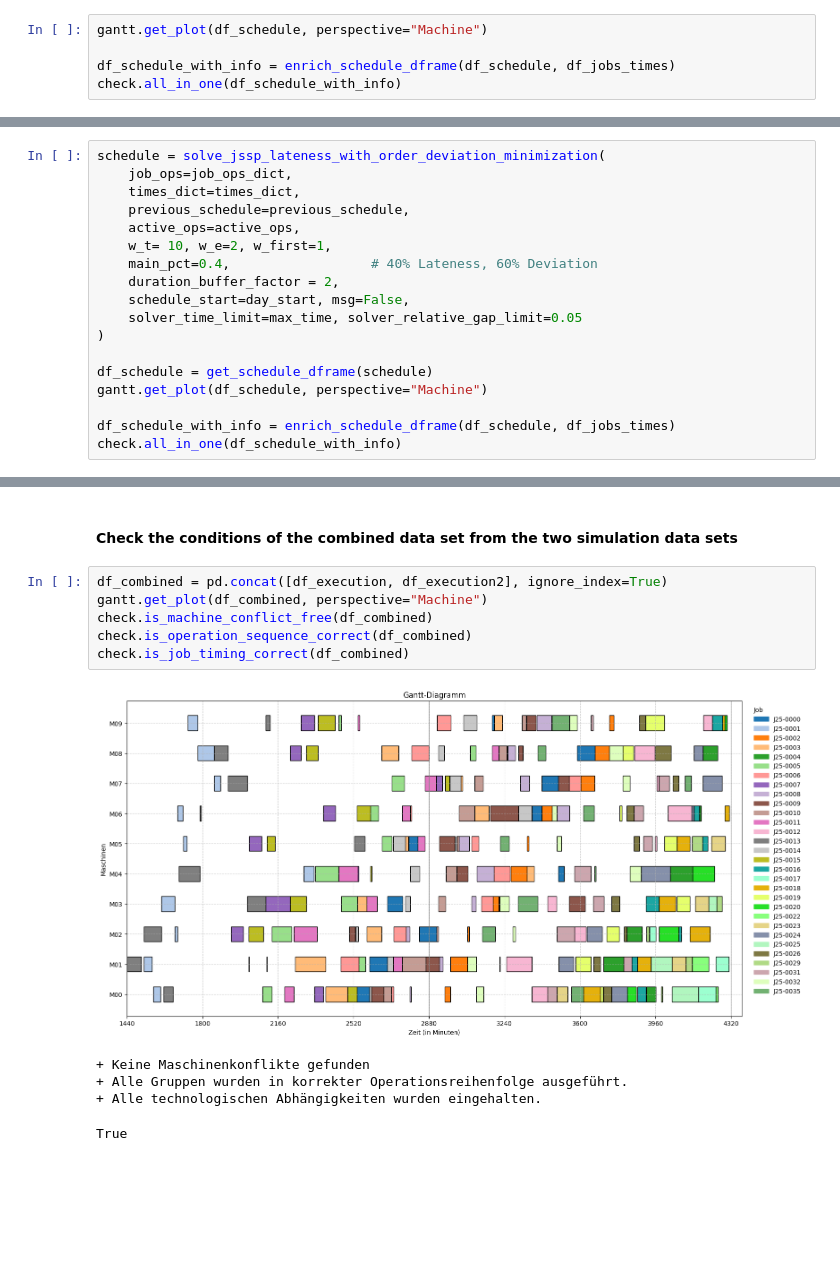
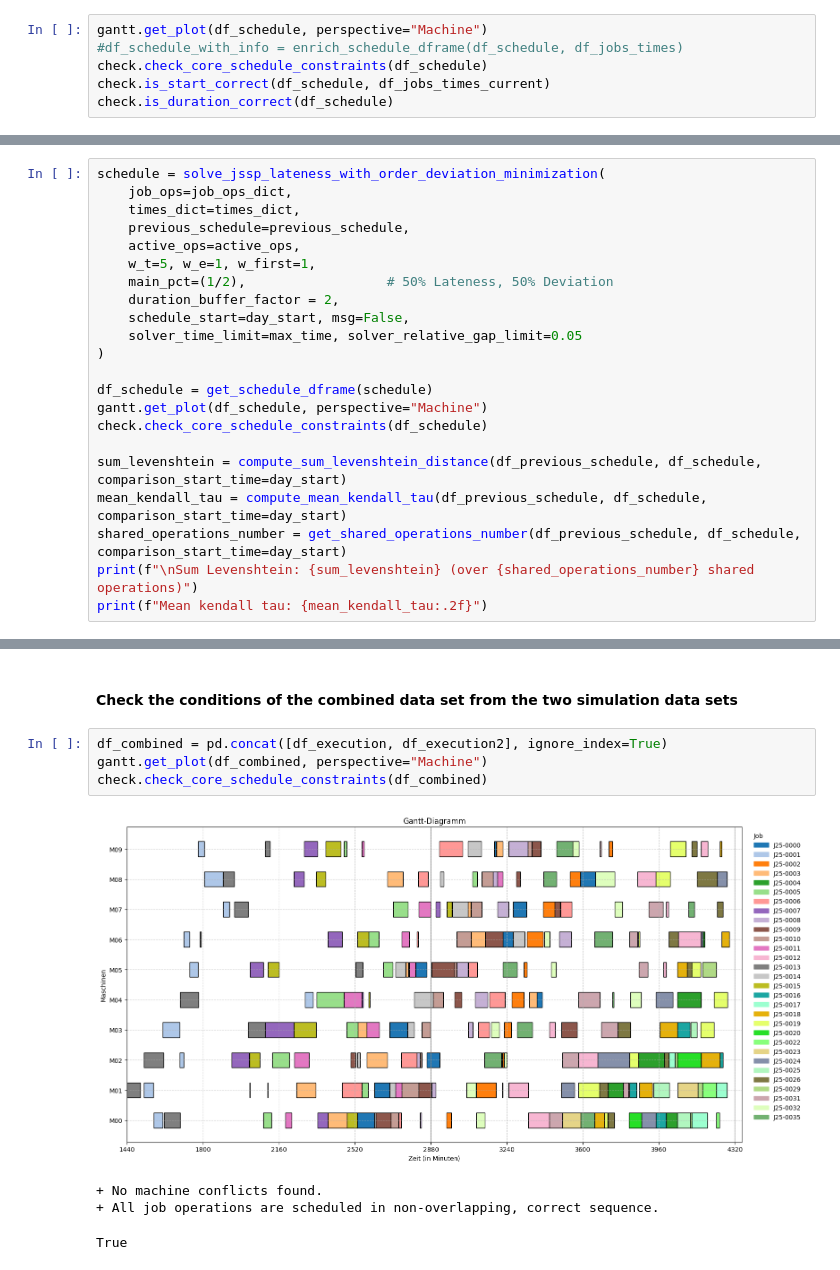
Before and after one commit to konrad-adamski/HTWD_Job-Shop_Scheduling, a Jupyter notebook: notebooks/02_Google_OR-Tools_Constraint_Programming/01_Lateness.ipynb, the cells around one changed output, grey strips where cells are left out. Saved outputs shown, nothing was run; the diff lists cells and outputs as text; blank space fills up the shorter version.

```diff
--- a/notebooks/02_Google_OR-Tools_Constraint_Programming/01_Lateness.ipynb
+++ b/notebooks/02_Google_OR-Tools_Constraint_Programming/01_Lateness.ipynb
@@ -233,8 +237,9 @@ df_schedule
 160 rows × 6 columns
 # %%
 gantt.get_plot(df_schedule, perspective="Machine")
-
-df_schedule_with_info = enrich_schedule_dframe(df_schedule, df_jobs_times)
-check.all_in_one(df_schedule_with_info)
+#df_schedule_with_info = enrich_schedule_dframe(df_schedule, df_jobs_times)
+check.check_core_schedule_constraints(df_schedule)
+check.is_start_correct(df_schedule, df_jobs_times_current)
+check.is_duration_correct(df_schedule)
 # %% [output]
 [figure]
@@ -515,8 +515,8 @@ schedule = solve_jssp_lateness_with_order_deviation_minimization(
     times_dict=times_dict,
     previous_schedule=previous_schedule,
     active_ops=active_ops,
-    w_t= 10, w_e=2, w_first=1,
-    main_pct=0.4,                  # 40% Lateness, 60% Deviation
+    w_t=5, w_e=1, w_first=1,
+    main_pct=(1/2),                  # 50% Lateness, 50% Deviation
     duration_buffer_factor = 2,
     schedule_start=day_start, msg=False,
     solver_time_limit=max_time, solver_relative_gap_limit=0.05
@@ -524,8 +524,12 @@ schedule = solve_jssp_lateness_with_order_deviation_minimization(
 
 df_schedule = get_schedule_dframe(schedule)
 gantt.get_plot(df_schedule, perspective="Machine")
+check.check_core_schedule_constraints(df_schedule)
 
-df_schedule_with_info = enrich_schedule_dframe(df_schedule, df_jobs_times)
-check.all_in_one(df_schedule_with_info)
+sum_levenshtein = compute_sum_levenshtein_distance(df_previous_schedule, df_schedule, comparison_start_time=day_start)
+mean_kendall_tau = compute_mean_kendall_tau(df_previous_schedule, df_schedule, comparison_start_time=day_start)
+shared_operations_number = get_shared_operations_number(df_previous_schedule, df_schedule, comparison_start_time=day_start)
+print(f"\nSum Levenshtein: {sum_levenshtein} (over {shared_operations_number} shared operations)")
+print(f"Mean kendall tau: {mean_kendall_tau:.2f}")
 # %% [output]
 Model Information
@@ -625,12 +632,9 @@ df_active2
 # %%
 df_combined = pd.concat([df_execution, df_execution2], ignore_index=True)
 gantt.get_plot(df_combined, perspective="Machine")
-check.is_machine_conflict_free(df_combined)
-check.is_operation_sequence_correct(df_combined)
-check.is_job_timing_correct(df_combined)
+check.check_core_schedule_constraints(df_combined)
 # %% [output]
-[figure, old version]
+[figure, new version]
-+ Keine Maschinenkonflikte gefunden
-+ Alle Gruppen wurden in korrekter Operationsreihenfolge ausgeführt.
-+ Alle technologischen Abhängigkeiten wurden eingehalten.
++ No machine conflicts found.
++ All job operations are scheduled in non-overlapping, correct sequence.
 True
```
Also changed, not shown: parts of 26 cells of this notebook, 3 other files.
